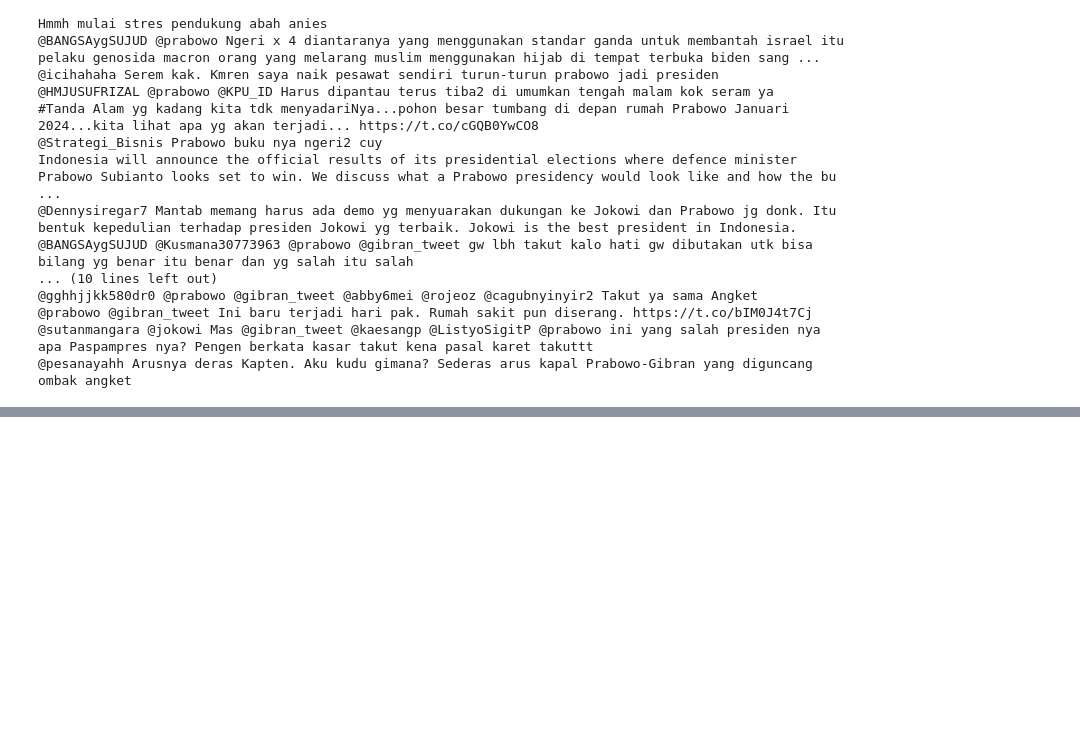
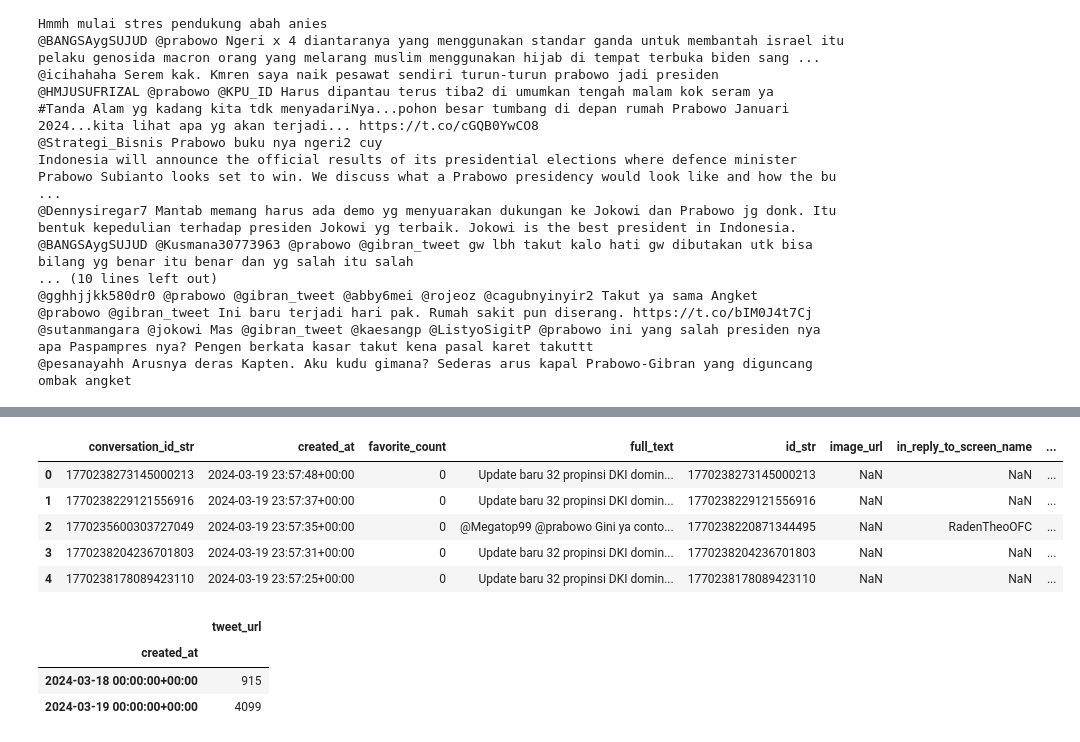
Before and after one commit to Arthdrm/PythonCode, a Jupyter notebook: scrapping-data-viz/data_lab.ipynb, the cells around one changed output, grey strips where cells are left out. Saved outputs shown, nothing was run; the diff lists cells and outputs as text; code cells hidden in the pictures; blank space fills up the shorter version.

```diff
--- a/scrapping-data-viz/data_lab.ipynb
+++ b/scrapping-data-viz/data_lab.ipynb
@@ -220,0 +274,22 @@ Indonesia will announce the official results of its presidential elections where
+# %%
+# Converting date
+df_latest['created_at'] = pd.to_datetime(df_latest['created_at'], format="%a %b %d %H:%M:%S %z %Y")
+df_top['created_at'] = pd.to_datetime(df_top['created_at'], format="%a %b %d %H:%M:%S %z %Y")
+df_latest.head()
+# %% [output]
+|  | conversation_id_str | created_at | favorite_count | full_text | id_str | image_url | in_reply_to_screen_name | ... |
+| 0 | 1770238273145000213 | 2024-03-19 23:57:48+00:00 | 0 | Update baru 32 propinsi DKI domin... | 1770238273145000213 | NaN | NaN | ... |
+| 1 | 1770238229121556916 | 2024-03-19 23:57:37+00:00 | 0 | Update baru 32 propinsi DKI domin... | 1770238229121556916 | NaN | NaN | ... |
+| 2 | 1770235600303727049 | 2024-03-19 23:57:35+00:00 | 0 | @Megatop99 @prabowo Gini ya conto... | 1770238220871344495 | NaN | RadenTheoOFC | ... |
+| 3 | 1770238204236701803 | 2024-03-19 23:57:31+00:00 | 0 | Update baru 32 propinsi DKI domin... | 1770238204236701803 | NaN | NaN | ... |
+| 4 | 1770238178089423110 | 2024-03-19 23:57:25+00:00 | 0 | Update baru 32 propinsi DKI domin... | 1770238178089423110 | NaN | NaN | ... |
+# %%
+df_latest_daily = df_latest.resample(rule='D', on='created_at').agg({
+    "tweet_url":'nunique'
+})
+df_latest_daily.head()
+# %% [output]
+|  | tweet_url |
+| created_at |  |
+| 2024-03-18 00:00:00+00:00 | 915 |
+| 2024-03-19 00:00:00+00:00 | 4099 |
```
Also changed, not shown: parts of 25 cells of this notebook, 13 other files.
